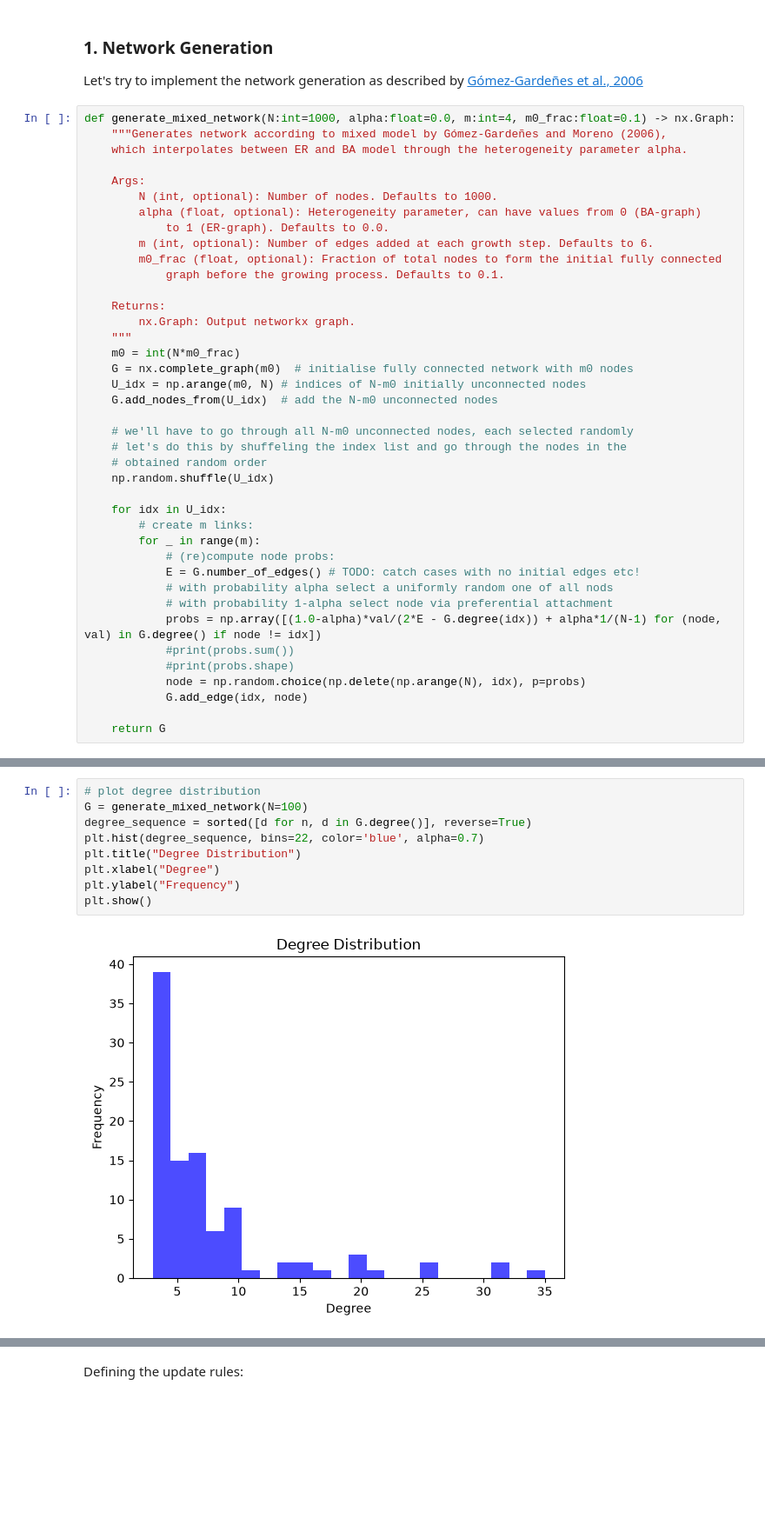
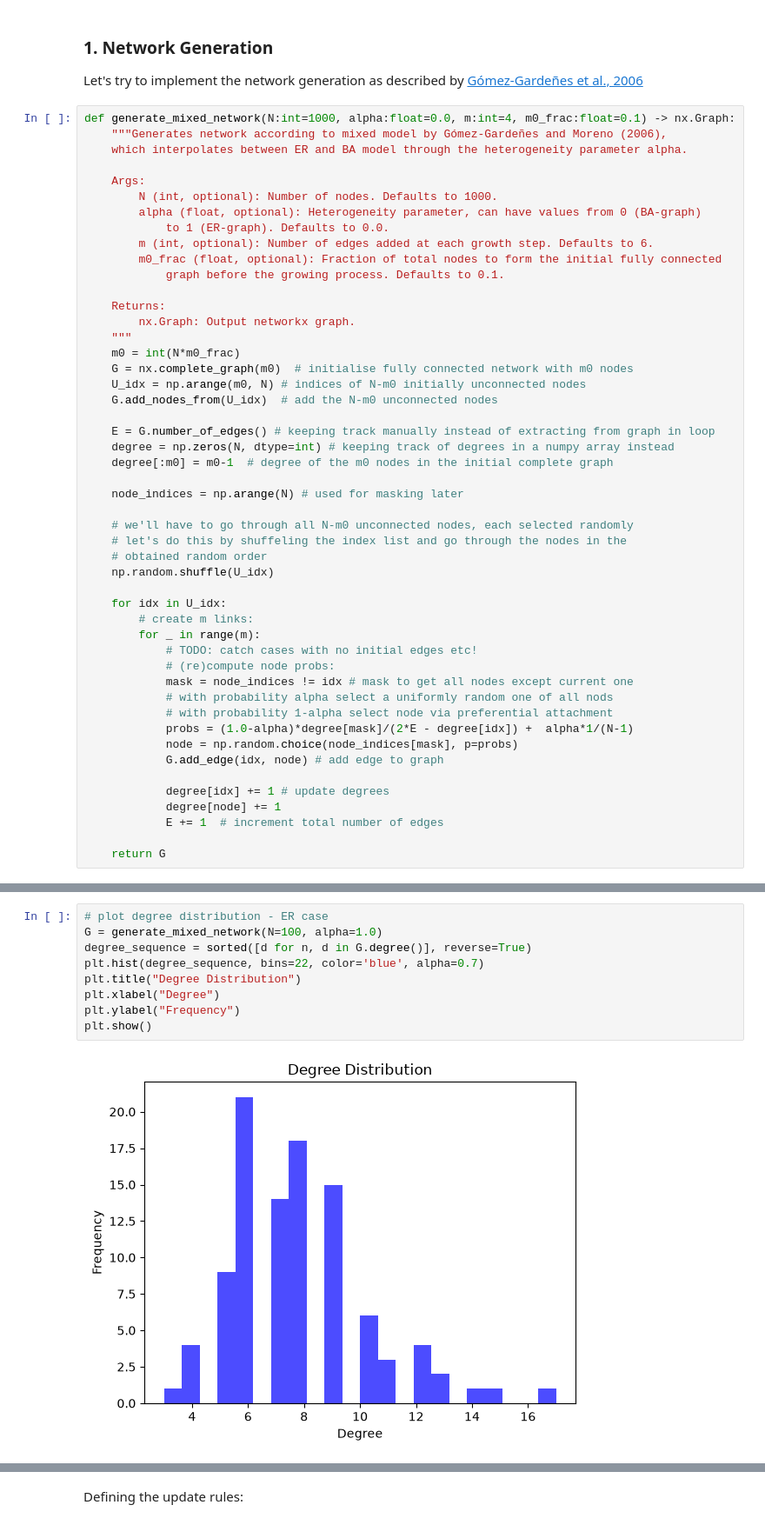
Before and after one commit to lm-schulze/PoCN_project, a Jupyter notebook: code/project_34/GT_playground.ipynb, the cells around one changed output, grey strips where cells are left out. Shown at 87% size. Saved outputs shown, nothing was run; the diff lists cells and outputs as text; blank space fills up the shorter version.

Commit message:
⚡️ Adjusted network generation function to improve speed

```diff
--- a/code/project_34/GT_playground.ipynb
+++ b/code/project_34/GT_playground.ipynb
@@ -36,6 +36,12 @@ def generate_mixed_network(N:int=1000, alpha:float=0.0, m:int=4, m0_frac:float=0
     U_idx = np.arange(m0, N) # indices of N-m0 initially unconnected nodes
     G.add_nodes_from(U_idx)  # add the N-m0 unconnected nodes
 
+    E = G.number_of_edges() # keeping track manually instead of extracting from graph in loop
+    degree = np.zeros(N, dtype=int) # keeping track of degrees in a numpy array instead
+    degree[:m0] = m0-1  # degree of the m0 nodes in the initial complete graph
+
+    node_indices = np.arange(N) # used for masking later
+
     # we'll have to go through all N-m0 unconnected nodes, each selected randomly
     # let's do this by shuffeling the index list and go through the nodes in the
     # obtained random order
@@ -44,15 +50,18 @@ def generate_mixed_network(N:int=1000, alpha:float=0.0, m:int=4, m0_frac:float=0
     for idx in U_idx:
         # create m links:
         for _ in range(m):
+            # TODO: catch cases with no initial edges etc!
             # (re)compute node probs:
-            E = G.number_of_edges() # TODO: catch cases with no initial edges etc!
+            mask = node_indices != idx # mask to get all nodes except current one
             # with probability alpha select a uniformly random one of all nods
             # with probability 1-alpha select node via preferential attachment
-            probs = np.array([(1.0-alpha)*val/(2*E - G.degree(idx)) + alpha*1/(N-1) for (node, val) in G.degree() if node != idx])
-            #print(probs.sum())
-            #print(probs.shape)
-            node = np.random.choice(np.delete(np.arange(N), idx), p=probs)
-            G.add_edge(idx, node)
+            probs = (1.0-alpha)*degree[mask]/(2*E - degree[idx]) +  alpha*1/(N-1)
+            node = np.random.choice(node_indices[mask], p=probs)
+            G.add_edge(idx, node) # add edge to graph
+
+            degree[idx] += 1 # update degrees
+            degree[node] += 1
+            E += 1  # increment total number of edges
 
     return G
 # %%
@@ -67,11 +76,11 @@ nx.draw(G, node_size=50)
 # %%
-# plot degree distribution
-G = generate_mixed_network(N=100)
+# plot degree distribution - ER case
+G = generate_mixed_network(N=100, alpha=1.0)
 degree_sequence = sorted([d for n, d in G.degree()], reverse=True)
 plt.hist(degree_sequence, bins=22, color='blue', alpha=0.7)
 plt.title("Degree Distribution")
 plt.xlabel("Degree")
 plt.ylabel("Frequency")
 plt.show()
 # %% [output]
-[figure, old version]
+[figure, new version]
```
Also changed, not shown: parts of 14 cells of this notebook.
